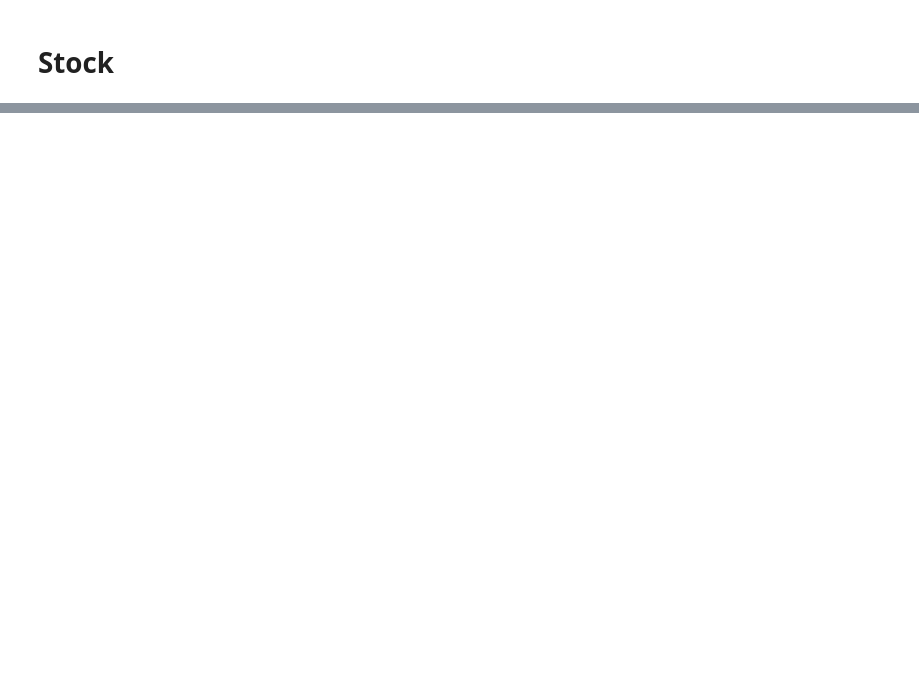
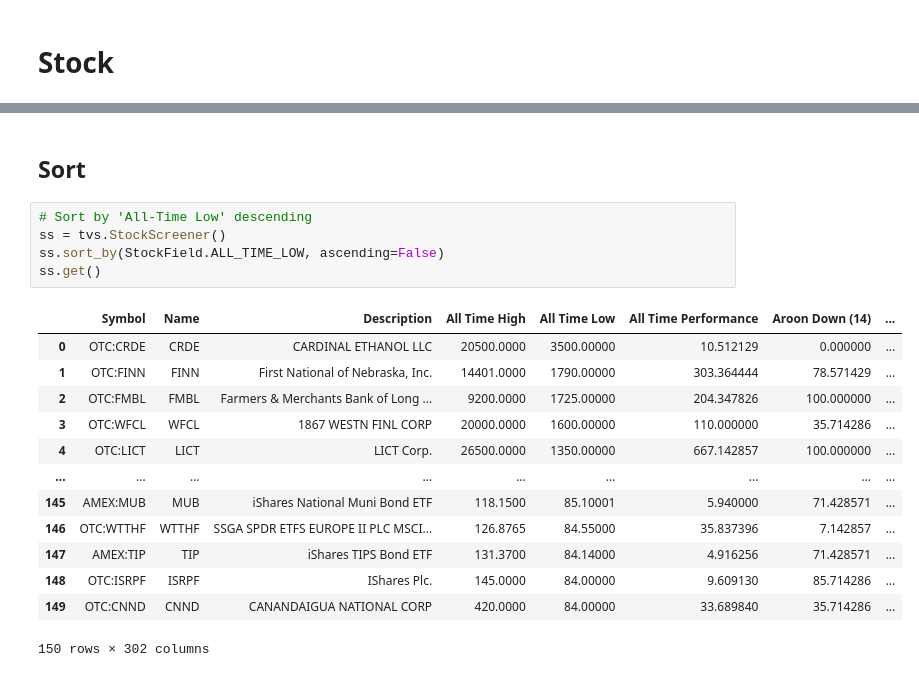
Before and after one commit to houseofai/tvscreener, a Jupyter notebook: notebooks/Stock.ipynb, the cells around one changed output, grey strips where cells are left out. Drawn from its saved outputs; the diff is of its cells as text; blank space fills up the shorter version.

```diff
--- a/notebooks/Stock.ipynb
+++ b/notebooks/Stock.ipynb
@@ -76 +118,22 @@ df.head(10)
 10 rows × 302 columns
+# %% [markdown]
+## Sort
+# %%
+# Sort by 'All-Time Low' descending
+ss = tvs.StockScreener()
+ss.sort_by(StockField.ALL_TIME_LOW, ascending=False)
+ss.get()
+# %% [output]
+|  | Symbol | Name | Description | All Time High | All Time Low | All Time Performance | Aroon Down (14) | ... |
+| 0 | OTC:CRDE | CRDE | CARDINAL ETHANOL LLC | 20500.0000 | 3500.00000 | 10.512129 | 0.000000 | ... |
+| 1 | OTC:FINN | FINN | First National of Nebraska, Inc. | 14401.0000 | 1790.00000 | 303.364444 | 78.571429 | ... |
+| 2 | OTC:FMBL | FMBL | Farmers & Merchants Bank of Long ... | 9200.0000 | 1725.00000 | 204.347826 | 100.000000 | ... |
+| 3 | OTC:WFCL | WFCL | 1867 WESTN FINL CORP | 20000.0000 | 1600.00000 | 110.000000 | 35.714286 | ... |
+| 4 | OTC:LICT | LICT | LICT Corp. | 26500.0000 | 1350.00000 | 667.142857 | 100.000000 | ... |
+| ... | ... | ... | ... | ... | ... | ... | ... | ... |
+| 145 | AMEX:MUB | MUB | iShares National Muni Bond ETF | 118.1500 | 85.10001 | 5.940000 | 71.428571 | ... |
+| 146 | OTC:WTTHF | WTTHF | SSGA SPDR ETFS EUROPE II PLC MSCI... | 126.8765 | 84.55000 | 35.837396 | 7.142857 | ... |
+| 147 | AMEX:TIP | TIP | iShares TIPS Bond ETF | 131.3700 | 84.14000 | 4.916256 | 71.428571 | ... |
+| 148 | OTC:ISRPF | ISRPF | IShares Plc. | 145.0000 | 84.00000 | 9.609130 | 85.714286 | ... |
+| 149 | OTC:CNND | CNND | CANANDAIGUA NATIONAL CORP | 420.0000 | 84.00000 | 33.689840 | 35.714286 | ... |
+150 rows × 302 columns
```
Also changed, not shown: parts of 26 cells of this notebook, 7 other files.
